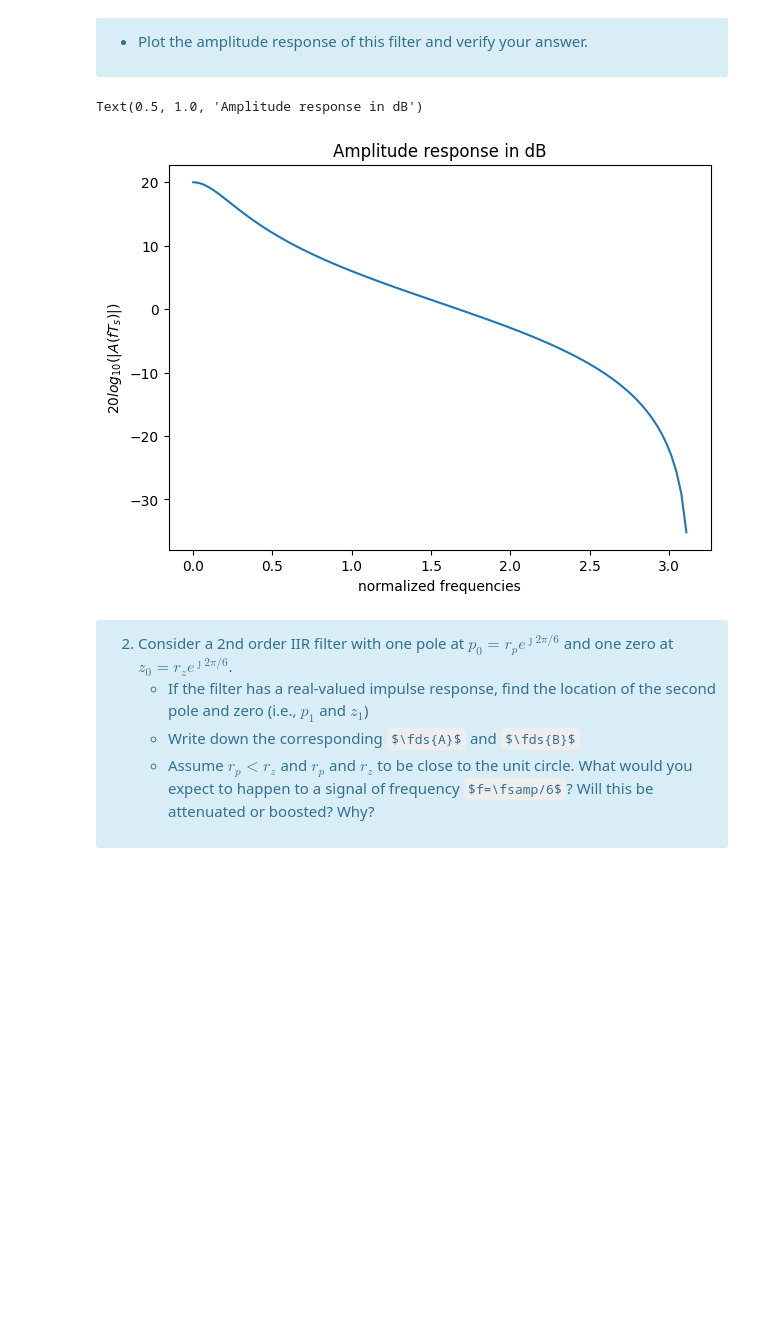
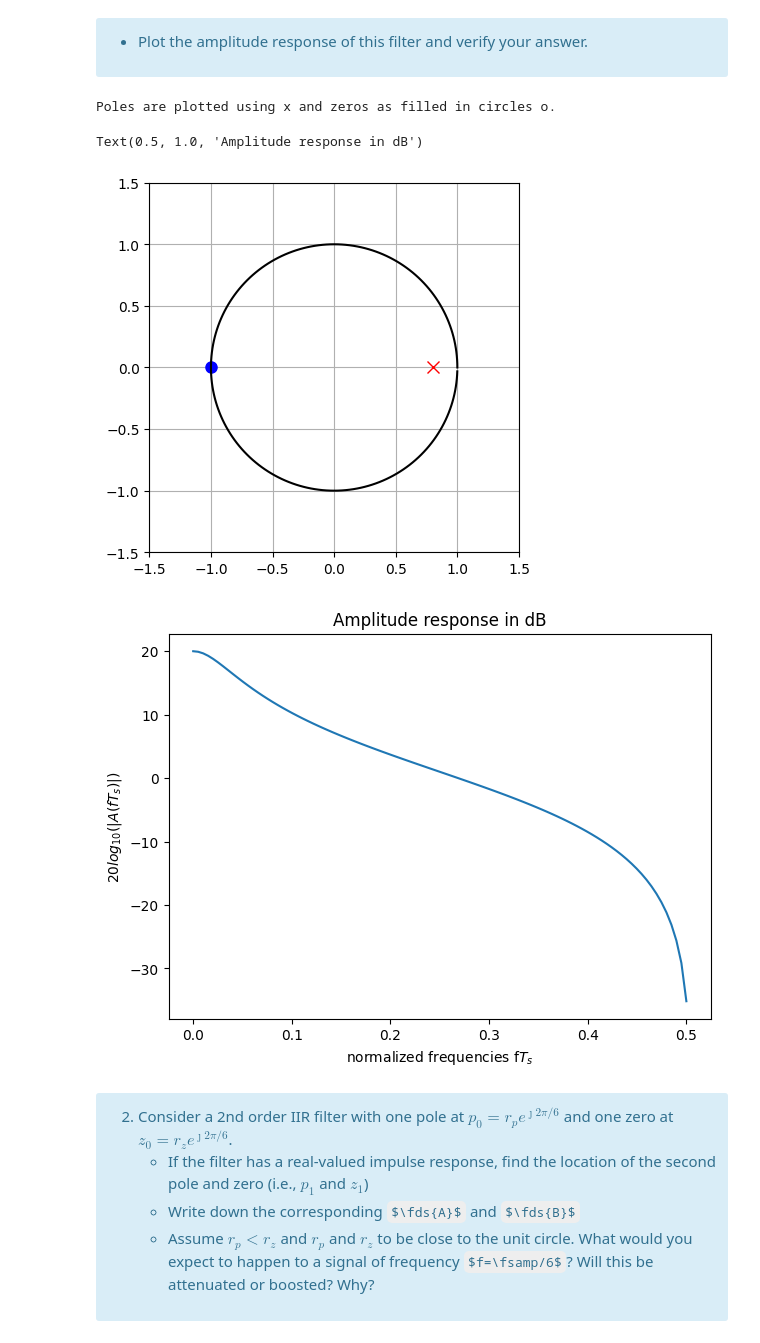
Before and after one commit to vbelpair/Ugent, a Jupyter notebook: Medical_Signal_Processing_and_Statistics/assignment_3/ex03_vincent.ipynb, the cells around one changed output. Saved outputs shown, nothing was run; the diff lists cells and outputs as text; code cells hidden in the pictures; some formulas as TeX source; blank space fills up the shorter version.

```diff
--- a/Medical_Signal_Processing_and_Statistics/assignment_3/ex03_vincent.ipynb
+++ b/Medical_Signal_Processing_and_Statistics/assignment_3/ex03_vincent.ipynb
@@ -287,19 +291,27 @@ In the neighbourhood of a pole, the amplitude response will reach high values wh
 # %%
 # The frequency response of placing a single pole and zero §(p0=0.8,z0=-1)
 # Write your code here
+Bz = [1,1]
+Az = [1,-0.8]
+PoleZeroPlot(Bz,Az)
+
 N = 100
 Az, Bz = [1, -0.8], [1, 1]
 f, H = signal.freqz(Bz, Az, N)
+fs = 2*f[-1]
+Ts = 1/fs
 A = np.abs(H)
 
 fig, ax1 = plt.subplots(ncols=1, figsize=(7,5))
-ax1.plot(f, 20*np.log10(A))
-ax1.set_xlabel('normalized frequencies')
+ax1.plot(f*Ts, 20*np.log10(A))
+ax1.set_xlabel('normalized frequencies f$T_s$')
 ax1.set_ylabel(r'$20log_{10}(|A(fT_s)|)$')
 ax1.set_title('Amplitude response in dB')
 # %% [output]
-Text(0.5, 1.0, 'Amplitude response in dB')
+Poles are plotted using x and zeros as filled in circles o.
+Text(0.5, 1.0, 'Amplitude response in dB')
-[figure, old version]
+[figure, new version]
+[figure, added]
 # %% [markdown]
 <div class="alert alert-info">
 
```
Also changed, not shown: parts of 40 cells of this notebook.
